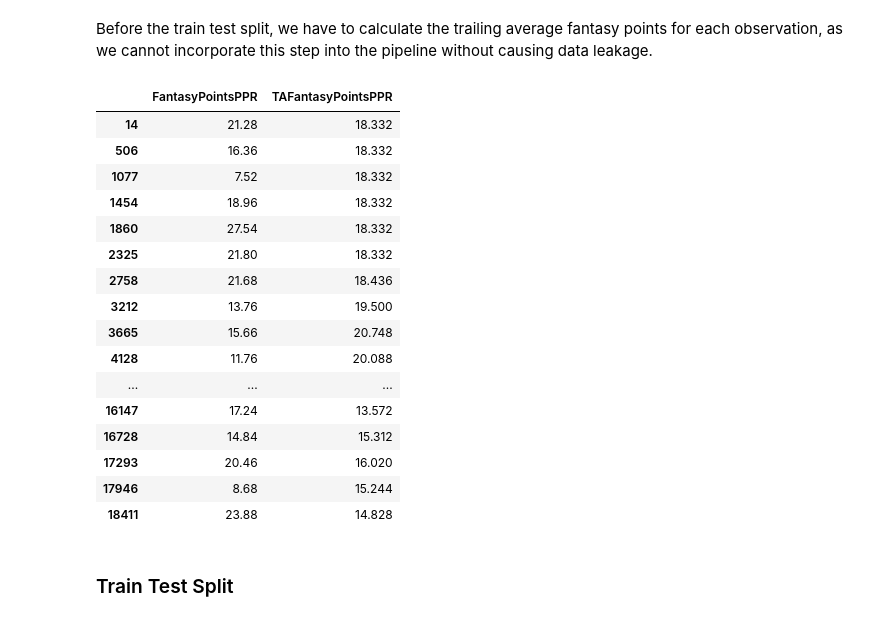
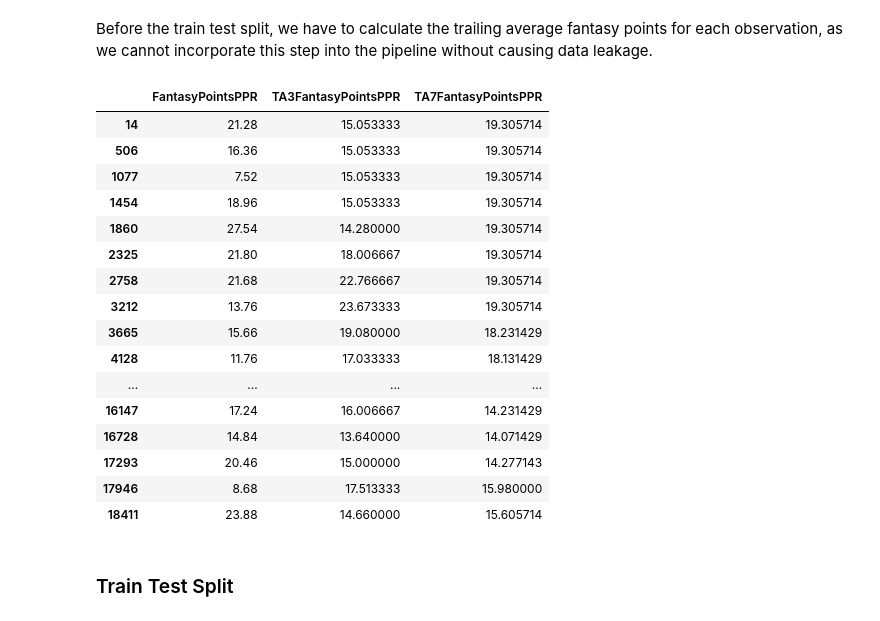
Before and after one commit to bernpb/Fantasy_Football_Prediction, a Jupyter notebook: Log_Transform_Regression.ipynb, the cells around one changed output. Cells and saved outputs as stored; diff of their text form; code cells hidden in the pictures.

```diff
--- a/Log_Transform_Regression.ipynb
+++ b/Log_Transform_Regression.ipynb
@@ -96,7 +96,9 @@ def trailing_stats(df):
         # so that the current value for fantasy points is not included in the calculation.
         # Backfill the two resulting NaN values
         for column in stats_for_trailing:
-            temp_df[f'TA{column}'] = temp_df.loc[:,column].rolling(window = 5,
+            temp_df[f'TA3{column}'] = temp_df.loc[:,column].rolling(window = 3,
+                                                              closed = 'left').mean().fillna(method = 'bfill')
+            temp_df[f'TA7{column}'] = temp_df.loc[:,column].rolling(window = 7,
                                                               closed = 'left').mean().fillna(method = 'bfill')
         # Append the temporary dataframe to the output
         df_out = df_out.append(temp_df)
@@ -108,25 +110,25 @@ stats_for_trailing = ['FantasyPointsPPR']
 # %%
 # Prepare the trailing average fantasy points column
 
 data = trailing_stats(data)
-data[data['Name'] == 'Tom Brady'][['FantasyPointsPPR', 'TAFantasyPointsPPR']].head(35)
+data[data['Name'] == 'Tom Brady'][['FantasyPointsPPR', 'TA3FantasyPointsPPR', 'TA7FantasyPointsPPR']].head(35)
 # %% [output]
-|  | FantasyPointsPPR | TAFantasyPointsPPR |
-| 14 | 21.28 | 18.332 |
-| 506 | 16.36 | 18.332 |
-| 1077 | 7.52 | 18.332 |
-| 1454 | 18.96 | 18.332 |
-| 1860 | 27.54 | 18.332 |
-| 2325 | 21.80 | 18.332 |
-| 2758 | 21.68 | 18.436 |
-| 3212 | 13.76 | 19.500 |
-| 3665 | 15.66 | 20.748 |
-| 4128 | 11.76 | 20.088 |
-| ... | ... | ... |
-| 16147 | 17.24 | 13.572 |
-| 16728 | 14.84 | 15.312 |
-| 17293 | 20.46 | 16.020 |
-| 17946 | 8.68 | 15.244 |
-| 18411 | 23.88 | 14.828 |
+|  | FantasyPointsPPR | TA3FantasyPointsPPR | TA7FantasyPointsPPR |
+| 14 | 21.28 | 15.053333 | 19.305714 |
+| 506 | 16.36 | 15.053333 | 19.305714 |
+| 1077 | 7.52 | 15.053333 | 19.305714 |
+| 1454 | 18.96 | 15.053333 | 19.305714 |
+| 1860 | 27.54 | 14.280000 | 19.305714 |
+| 2325 | 21.80 | 18.006667 | 19.305714 |
+| 2758 | 21.68 | 22.766667 | 19.305714 |
+| 3212 | 13.76 | 23.673333 | 19.305714 |
+| 3665 | 15.66 | 19.080000 | 18.231429 |
+| 4128 | 11.76 | 17.033333 | 18.131429 |
+| ... | ... | ... | ... |
+| 16147 | 17.24 | 16.006667 | 14.231429 |
+| 16728 | 14.84 | 13.640000 | 14.071429 |
+| 17293 | 20.46 | 15.000000 | 14.277143 |
+| 17946 | 8.68 | 17.513333 | 15.980000 |
+| 18411 | 23.88 | 14.660000 | 15.605714 |
 # %% [markdown]
 ### Train Test Split
```
Also changed, not shown: parts of 15 cells of this notebook, 13 other files.
